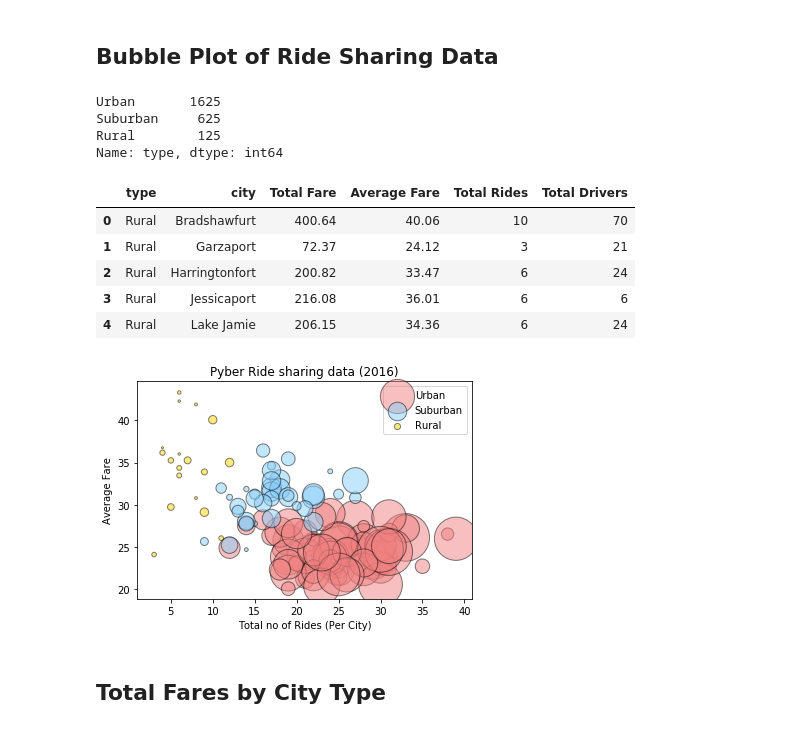
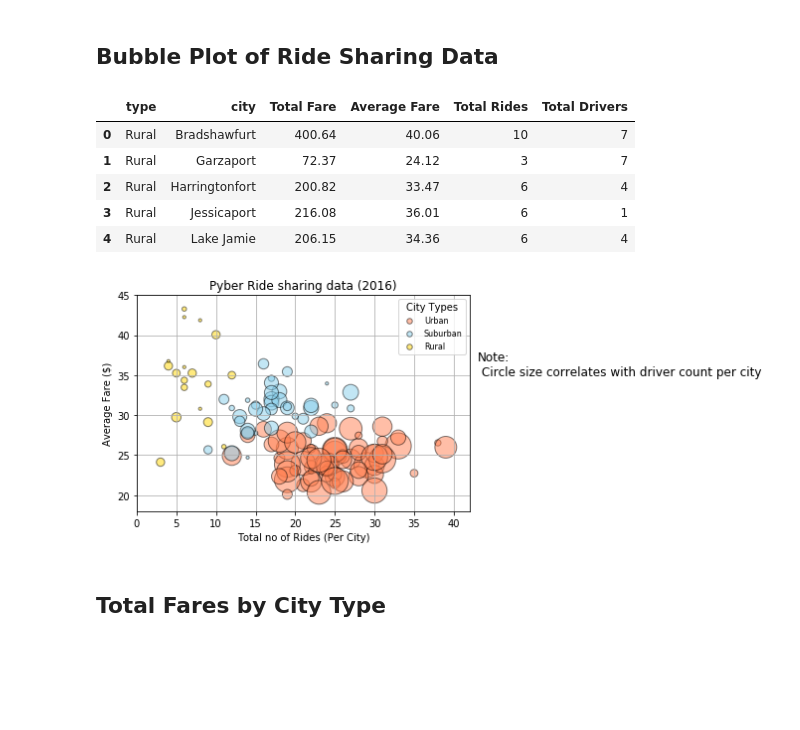
Before and after one commit to usn1485/MatPlotLibHomework, a Jupyter notebook: Instructions/Pyber/pyber_starter.ipynb, the cells around one changed output. Cells and saved outputs as stored; diff of their text form; code cells hidden in the pictures; blank space fills up the shorter version.

```diff
--- a/Instructions/Pyber/pyber_starter.ipynb
+++ b/Instructions/Pyber/pyber_starter.ipynb
@@ -44,32 +31,28 @@ combined_city_ride_df.head(5)
-# %%
-combined_city_ride_df['type'].value_counts()
-# %% [output]
-Urban       1625
-Suburban     625
-Rural        125
-Name: type, dtype: int64
 # %%
-
+#get Data by each City and type of City
 city_type=combined_city_ride_df.groupby(['type','city'])
 
-Ave_fare=round(city_type['fare'].mean(),2)
-TotalRides=city_type['ride_id'].count()
-TotalDrivers=city_type['driver_count'].sum()
+#Calculate Avarage Fare for each type
+
+Ave_fare = round(city_type['fare'].mean(),2)
+TotalRides = city_type['ride_id'].count()
+TotalDrivers = city_type['driver_count'].mean()
+
 Totalfare_byCityType=city_type['fare'].sum()
 
 
-city_ride_df = pd.DataFrame({"Total Fare":Totalfare_byCityType,"Average Fare":Ave_fare,
+city_ride_df = pd.DataFrame({"Total Fare":Totalfare_byCityType,
+                             "Average Fare":Ave_fare,
                              "Total Rides":TotalRides,
                              "Total Drivers":TotalDrivers})
 
 
 city_ride_df=city_ride_df.reset_index()
 city_ride_df.head()
-#city_ride_df.tail()
 # %% [output]
 |  | type | city | Total Fare | Average Fare | Total Rides | Total Drivers |
-| 0 | Rural | Bradshawfurt | 400.64 | 40.06 | 10 | 70 |
-| 1 | Rural | Garzaport | 72.37 | 24.12 | 3 | 21 |
-| 2 | Rural | Harringtonfort | 200.82 | 33.47 | 6 | 24 |
-| 3 | Rural | Jessicaport | 216.08 | 36.01 | 6 | 6 |
-| 4 | Rural | Lake Jamie | 206.15 | 34.36 | 6 | 24 |
+| 0 | Rural | Bradshawfurt | 400.64 | 40.06 | 10 | 7 |
+| 1 | Rural | Garzaport | 72.37 | 24.12 | 3 | 7 |
+| 2 | Rural | Harringtonfort | 200.82 | 33.47 | 6 | 4 |
+| 3 | Rural | Jessicaport | 216.08 | 36.01 | 6 | 1 |
+| 4 | Rural | Lake Jamie | 206.15 | 34.36 | 6 | 4 |
@@ -82,21 +63,38 @@ urban_df=city_ride_df.loc[city_ride_df['type']=='Urban']
 suburban_df=city_ride_df.loc[city_ride_df['type']=='Suburban']
 rural_df=city_ride_df.loc[city_ride_df['type']=='Rural']
 # %%
-# Show plot
-plt.scatter(urban_df["Total Rides"],urban_df["Average Fare"], s=urban_df['Total Drivers'],
-            marker ='o', facecolors ="lightcoral", edgecolors='black',alpha = 0.5, label="Urban")
-plt.scatter(suburban_df["Total Rides"],suburban_df["Average Fare"], s=suburban_df['Total Drivers'],
-            marker ='o', facecolors ="lightskyblue", edgecolors='black',alpha = 0.5, label="Suburban")
-plt.scatter(rural_df["Total Rides"],rural_df["Average Fare"], s=rural_df['Total Drivers'],
+# Build the scatter plots for each city types
+
+plt.scatter(urban_df["Total Rides"],urban_df["Average Fare"], s=urban_df['Total Drivers']*10,
+            marker ='o', facecolors ="coral", edgecolors='black',alpha = 0.5, label="Urban")
+plt.scatter(suburban_df["Total Rides"],suburban_df["Average Fare"], s=suburban_df['Total Drivers']*10,
+            marker ='o', facecolors ="skyblue", edgecolors='black',alpha = 0.5, label="Suburban")
+plt.scatter(rural_df["Total Rides"],rural_df["Average Fare"], s=rural_df['Total Drivers']*10,
             marker ='o', facecolors ="gold", edgecolors='black',alpha = 0.5, label="Rural")
 
-plt.legend(loc="best")
+# Create a legend
+legend = plt.legend(fontsize = 8, title= "City Types", loc="best")
 
+# Adjust the legend
+legend.legendHandles[0]._sizes = [30]
+legend.legendHandles[1]._sizes = [30]
+legend.legendHandles[2]._sizes = [30]
+
+#Add Title, and x,y labels to Chart.
 plt.title("Pyber Ride sharing data (2016)")
 plt.xlabel("Total no of Rides (Per City)")
-plt.ylabel("Average Fare")
+plt.ylabel("Average Fare ($)")
+
+#Add Grid, and Upperlimit, lower limit for X, y coordinate margines.
+plt.grid()
+plt.xlim(0,42)
+plt.ylim(18,45)
+
+# Incorporate a text label regarding circle size
+plt.text(43, 35, 'Note:\n Circle size correlates with driver count per city', fontsize=12)
+
 plt.show()
 # %% [output]
-[figure, old version]
+[figure, new version]
 # %% [markdown]
 ## Total Fares by City Type
```
Also changed, not shown: parts of 14 cells of this notebook, 4 other files.
